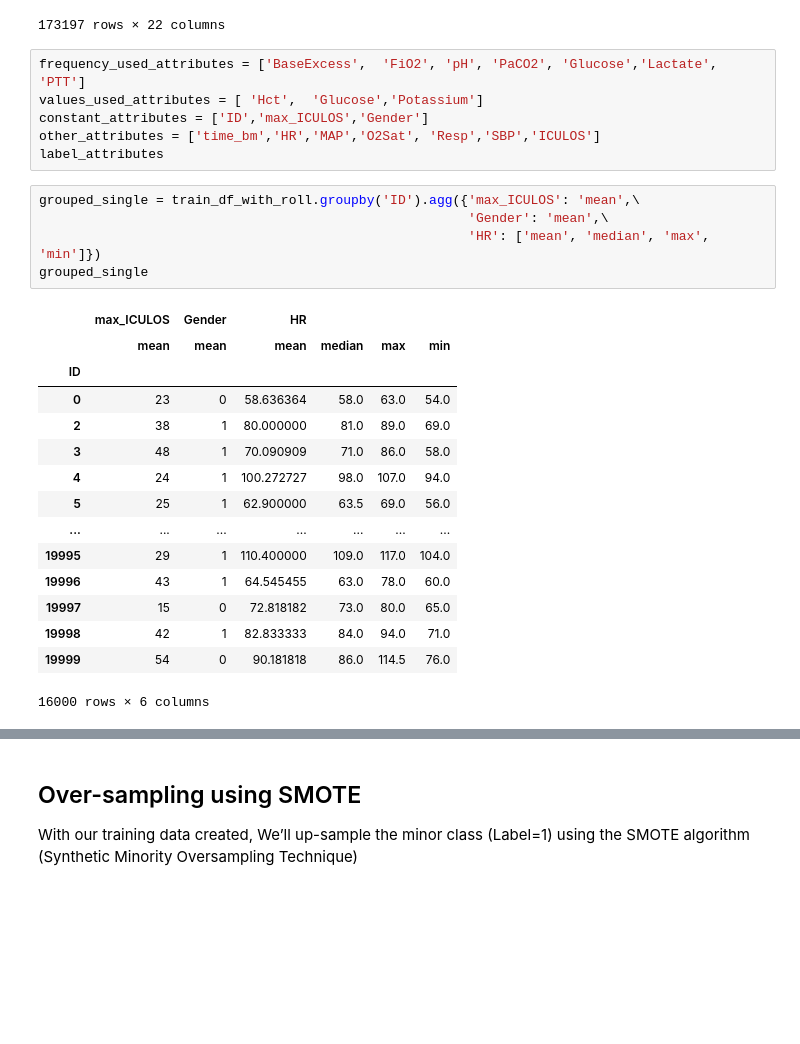
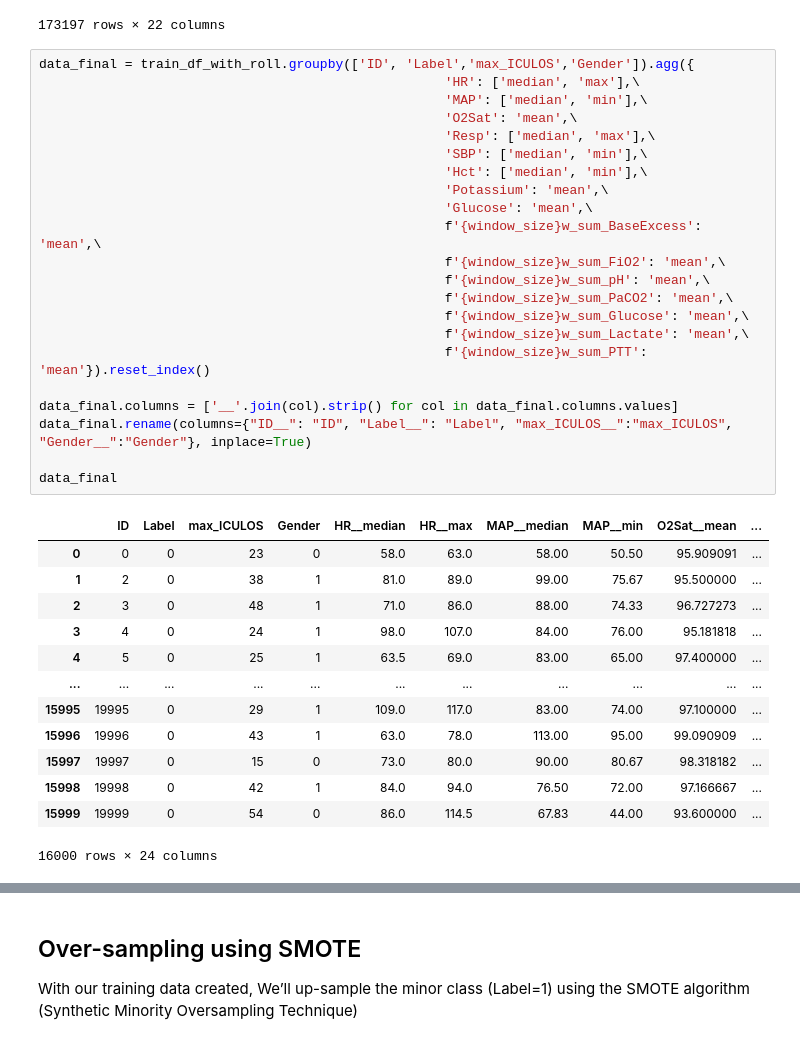
Before and after one commit to AtarCohen/Early-Prediction_of_Sepsis, a Jupyter notebook: logistic_regression.ipynb, the cells around one changed output, grey strips where cells are left out. Drawn from its saved outputs; the diff is of its cells as text; blank space fills up the shorter version.

```diff
--- a/logistic_regression.ipynb
+++ b/logistic_regression.ipynb
@@ -93,30 +76,39 @@ train_df_with_roll
 | 154927 | 19999 | 54 | 0 | -1 | 86.0 | 44.0 | 93.0 | 22.0 | 87.0 | 53 | ... | ... |
 | 154928 | 19999 | 54 | 0 | 0 | 84.0 | 44.0 | 85.0 | 18.0 | 78.0 | 54 | ... | ... |
 173197 rows × 22 columns
-# %%
-frequency_used_attributes = ['BaseExcess',  'FiO2', 'pH', 'PaCO2', 'Glucose','Lactate', 'PTT']
-values_used_attributes = [ 'Hct',  'Glucose','Potassium']
-constant_attributes = ['ID','max_ICULOS','Gender']
-other_attributes = ['time_bm','HR','MAP','O2Sat', 'Resp','SBP','ICULOS']
-label_attributes
-# %%
-grouped_single = train_df_with_roll.groupby('ID').agg({'max_ICULOS': 'mean',\
-                                                       'Gender': 'mean',\
-                                                       'HR': ['mean', 'median', 'max', 'min']})
-grouped_single
-# %% [output]
-|  | max_ICULOS | Gender | HR |  |  |  |
-|  | mean | mean | mean | median | max | min |
-| ID |  |  |  |  |  |  |
-| 0 | 23 | 0 | 58.636364 | 58.0 | 63.0 | 54.0 |
-| 2 | 38 | 1 | 80.000000 | 81.0 | 89.0 | 69.0 |
-| 3 | 48 | 1 | 70.090909 | 71.0 | 86.0 | 58.0 |
-| 4 | 24 | 1 | 100.272727 | 98.0 | 107.0 | 94.0 |
-| 5 | 25 | 1 | 62.900000 | 63.5 | 69.0 | 56.0 |
-| ... | ... | ... | ... | ... | ... | ... |
-| 19995 | 29 | 1 | 110.400000 | 109.0 | 117.0 | 104.0 |
-| 19996 | 43 | 1 | 64.545455 | 63.0 | 78.0 | 60.0 |
-| 19997 | 15 | 0 | 72.818182 | 73.0 | 80.0 | 65.0 |
-| 19998 | 42 | 1 | 82.833333 | 84.0 | 94.0 | 71.0 |
-| 19999 | 54 | 0 | 90.181818 | 86.0 | 114.5 | 76.0 |
-16000 rows × 6 columns
+# %%
+data_final = train_df_with_roll.groupby(['ID', 'Label','max_ICULOS','Gender']).agg({
+                                                    'HR': ['median', 'max'],\
+                                                    'MAP': ['median', 'min'],\
+                                                    'O2Sat': 'mean',\
+                                                    'Resp': ['median', 'max'],\
+                                                    'SBP': ['median', 'min'],\
+                                                    'Hct': ['median', 'min'],\
+                                                    'Potassium': 'mean',\
+                                                    'Glucose': 'mean',\
+                                                    f'{window_size}w_sum_BaseExcess': 'mean',\
+                                                    f'{window_size}w_sum_FiO2': 'mean',\
+                                                    f'{window_size}w_sum_pH': 'mean',\
+                                                    f'{window_size}w_sum_PaCO2': 'mean',\
+                                                    f'{window_size}w_sum_Glucose': 'mean',\
+                                                    f'{window_size}w_sum_Lactate': 'mean',\
+                                                    f'{window_size}w_sum_PTT': 'mean'}).reset_index()
+
+data_final.columns = ['__'.join(col).strip() for col in data_final.columns.values]
+data_final.rename(columns={"ID__": "ID", "Label__": "Label", "max_ICULOS__":"max_ICULOS", "Gender__":"Gender"}, inplace=True)
+
+data_final
+# %% [output]
+|  | ID | Label | max_ICULOS | Gender | HR__median | HR__max | MAP__median | MAP__min | O2Sat__mean | ... |
+| 0 | 0 | 0 | 23 | 0 | 58.0 | 63.0 | 58.00 | 50.50 | 95.909091 | ... |
+| 1 | 2 | 0 | 38 | 1 | 81.0 | 89.0 | 99.00 | 75.67 | 95.500000 | ... |
+| 2 | 3 | 0 | 48 | 1 | 71.0 | 86.0 | 88.00 | 74.33 | 96.727273 | ... |
+| 3 | 4 | 0 | 24 | 1 | 98.0 | 107.0 | 84.00 | 76.00 | 95.181818 | ... |
+| 4 | 5 | 0 | 25 | 1 | 63.5 | 69.0 | 83.00 | 65.00 | 97.400000 | ... |
+| ... | ... | ... | ... | ... | ... | ... | ... | ... | ... | ... |
+| 15995 | 19995 | 0 | 29 | 1 | 109.0 | 117.0 | 83.00 | 74.00 | 97.100000 | ... |
+| 15996 | 19996 | 0 | 43 | 1 | 63.0 | 78.0 | 113.00 | 95.00 | 99.090909 | ... |
+| 15997 | 19997 | 0 | 15 | 0 | 73.0 | 80.0 | 90.00 | 80.67 | 98.318182 | ... |
+| 15998 | 19998 | 0 | 42 | 1 | 84.0 | 94.0 | 76.50 | 72.00 | 97.166667 | ... |
+| 15999 | 19999 | 0 | 54 | 0 | 86.0 | 114.5 | 67.83 | 44.00 | 93.600000 | ... |
+16000 rows × 24 columns
```
Also changed, not shown: parts of 18 cells of this notebook, 1 other file.
